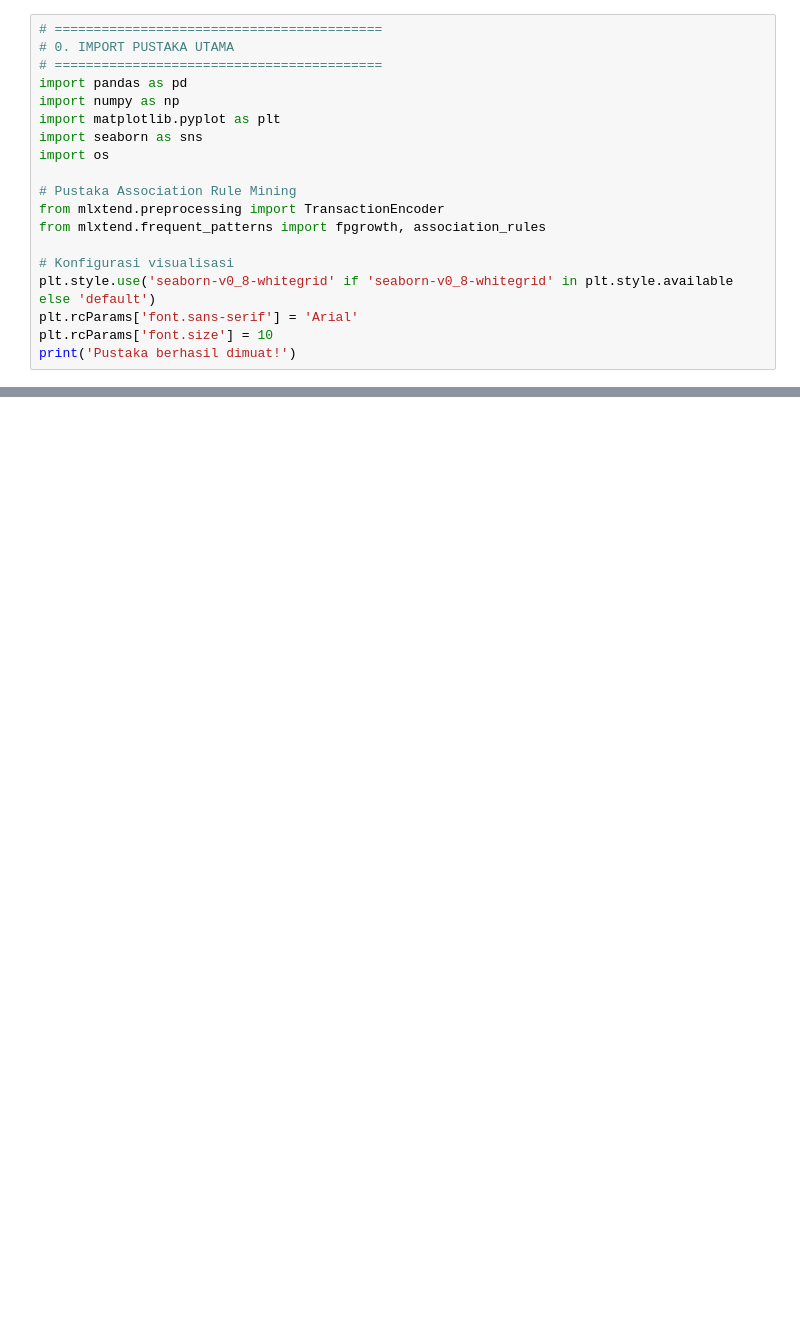
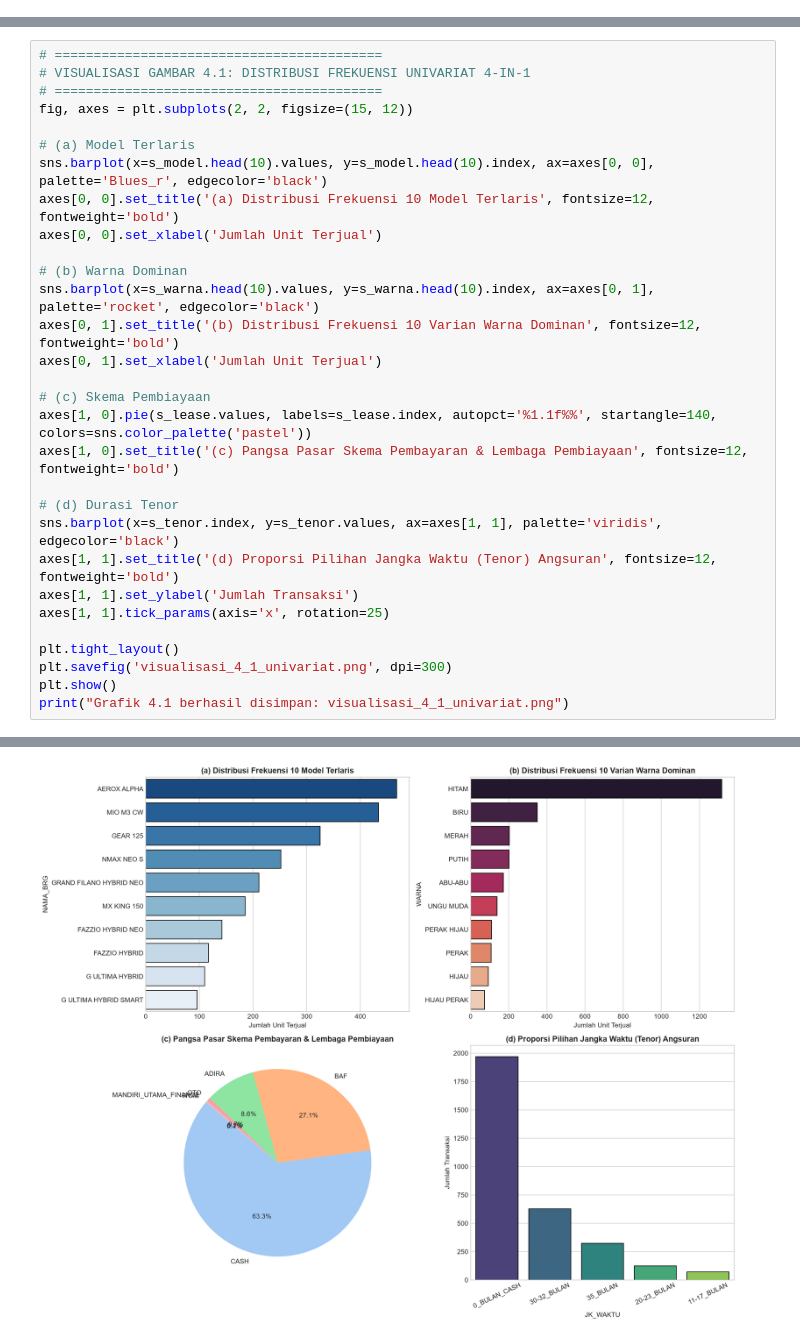
Before and after one commit to Rangga11268/Project-Penelitan-Sistem-Informasi-, a Jupyter notebook: notebooks/01_ANALISIS_FP_GROWTH_PT_SSM_MOTOR.ipynb, the cells around one changed output, grey strips where cells are left out. Saved outputs shown, nothing was run; the diff lists cells and outputs as text; blank space fills up the shorter version.

Commit message:
feat(bab4): finalize 4.1 & 4.2 docs, full jupyter notebook execution 4.1-4.5 with outputs and charts

```diff
--- a/notebooks/01_ANALISIS_FP_GROWTH_PT_SSM_MOTOR.ipynb
+++ b/notebooks/01_ANALISIS_FP_GROWTH_PT_SSM_MOTOR.ipynb
@@ -11,19 +0,0 @@
-# %%
-# ==========================================
-# 0. IMPORT PUSTAKA UTAMA
-# ==========================================
-import pandas as pd
-import numpy as np
-import matplotlib.pyplot as plt
-import seaborn as sns
-import os
-
-# Pustaka Association Rule Mining
-from mlxtend.preprocessing import TransactionEncoder
-from mlxtend.frequent_patterns import fpgrowth, association_rules
-
-# Konfigurasi visualisasi
-plt.style.use('seaborn-v0_8-whitegrid' if 'seaborn-v0_8-whitegrid' in plt.style.available else 'default')
-plt.rcParams['font.sans-serif'] = 'Arial'
-plt.rcParams['font.size'] = 10
-print('Pustaka berhasil dimuat!')
@@ -423,0 +142,31 @@ Grafik evaluasi berhasil disimpan: visualisasi_4_4_scatter_rules.png
+# %%
+# ==========================================
+# VISUALISASI GAMBAR 4.1: DISTRIBUSI FREKUENSI UNIVARIAT 4-IN-1
+# ==========================================
+fig, axes = plt.subplots(2, 2, figsize=(15, 12))
+
+# (a) Model Terlaris
+sns.barplot(x=s_model.head(10).values, y=s_model.head(10).index, ax=axes[0, 0], palette='Blues_r', edgecolor='black')
+axes[0, 0].set_title('(a) Distribusi Frekuensi 10 Model Terlaris', fontsize=12, fontweight='bold')
+axes[0, 0].set_xlabel('Jumlah Unit Terjual')
+
+# (b) Warna Dominan
+sns.barplot(x=s_warna.head(10).values, y=s_warna.head(10).index, ax=axes[0, 1], palette='rocket', edgecolor='black')
+axes[0, 1].set_title('(b) Distribusi Frekuensi 10 Varian Warna Dominan', fontsize=12, fontweight='bold')
+axes[0, 1].set_xlabel('Jumlah Unit Terjual')
+
+# (c) Skema Pembiayaan
+axes[1, 0].pie(s_lease.values, labels=s_lease.index, autopct='%1.1f%%', startangle=140, colors=sns.color_palette('pastel'))
+axes[1, 0].set_title('(c) Pangsa Pasar Skema Pembayaran & Lembaga Pembiayaan', fontsize=12, fontweight='bold')
+
+# (d) Durasi Tenor
+sns.barplot(x=s_tenor.index, y=s_tenor.values, ax=axes[1, 1], palette='viridis', edgecolor='black')
+axes[1, 1].set_title('(d) Proporsi Pilihan Jangka Waktu (Tenor) Angsuran', fontsize=12, fontweight='bold')
+axes[1, 1].set_ylabel('Jumlah Transaksi')
+axes[1, 1].tick_params(axis='x', rotation=25)
+
+plt.tight_layout()
+plt.savefig('visualisasi_4_1_univariat.png', dpi=300)
+plt.show()
+print("Grafik 4.1 berhasil disimpan: visualisasi_4_1_univariat.png")
+# %% [output]
@@ -423,0 +181 @@ Grafik evaluasi berhasil disimpan: visualisasi_4_4_scatter_rules.png
+[figure, added]
```
Also changed, not shown: parts of 36 cells of this notebook, 18 other files.
